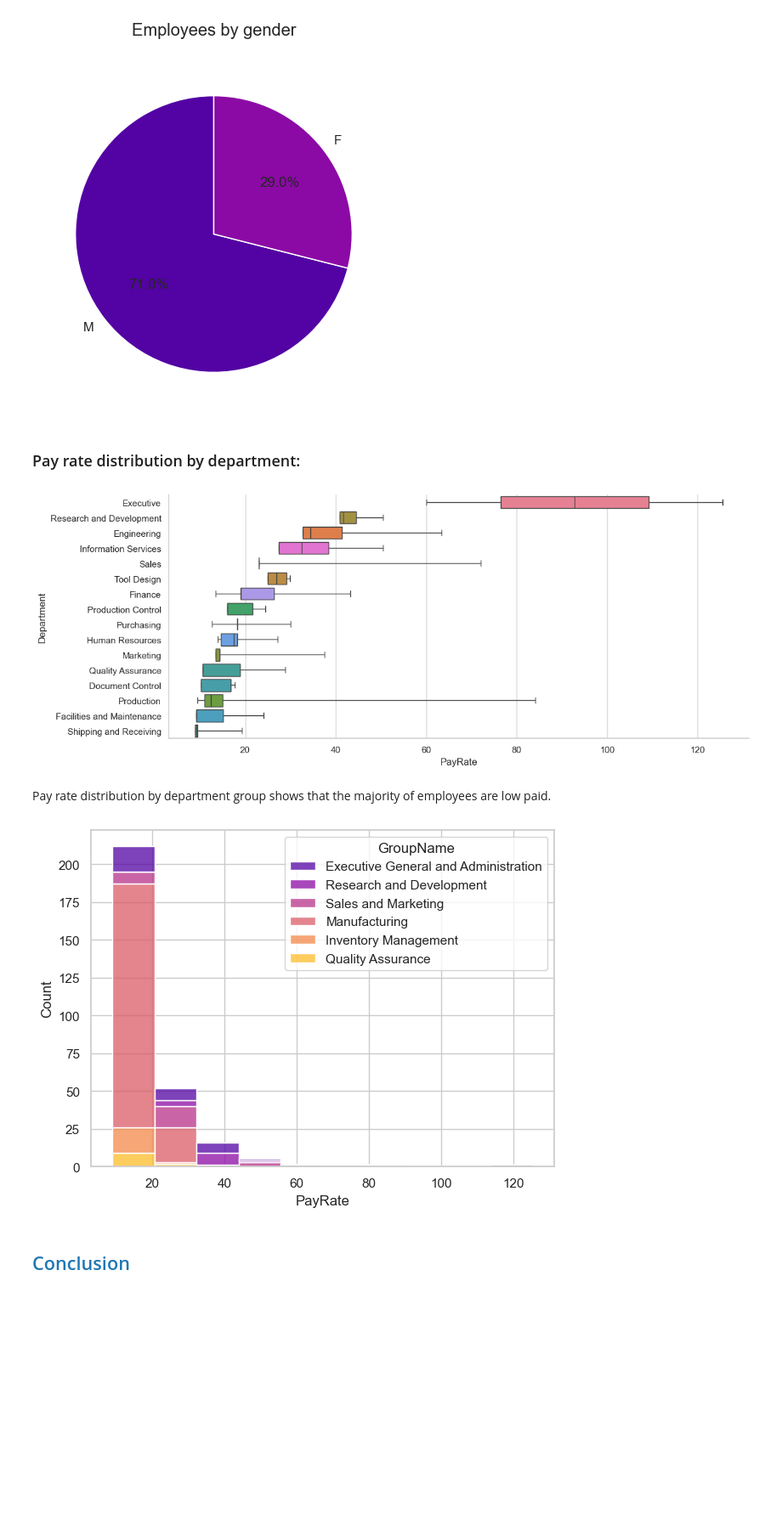
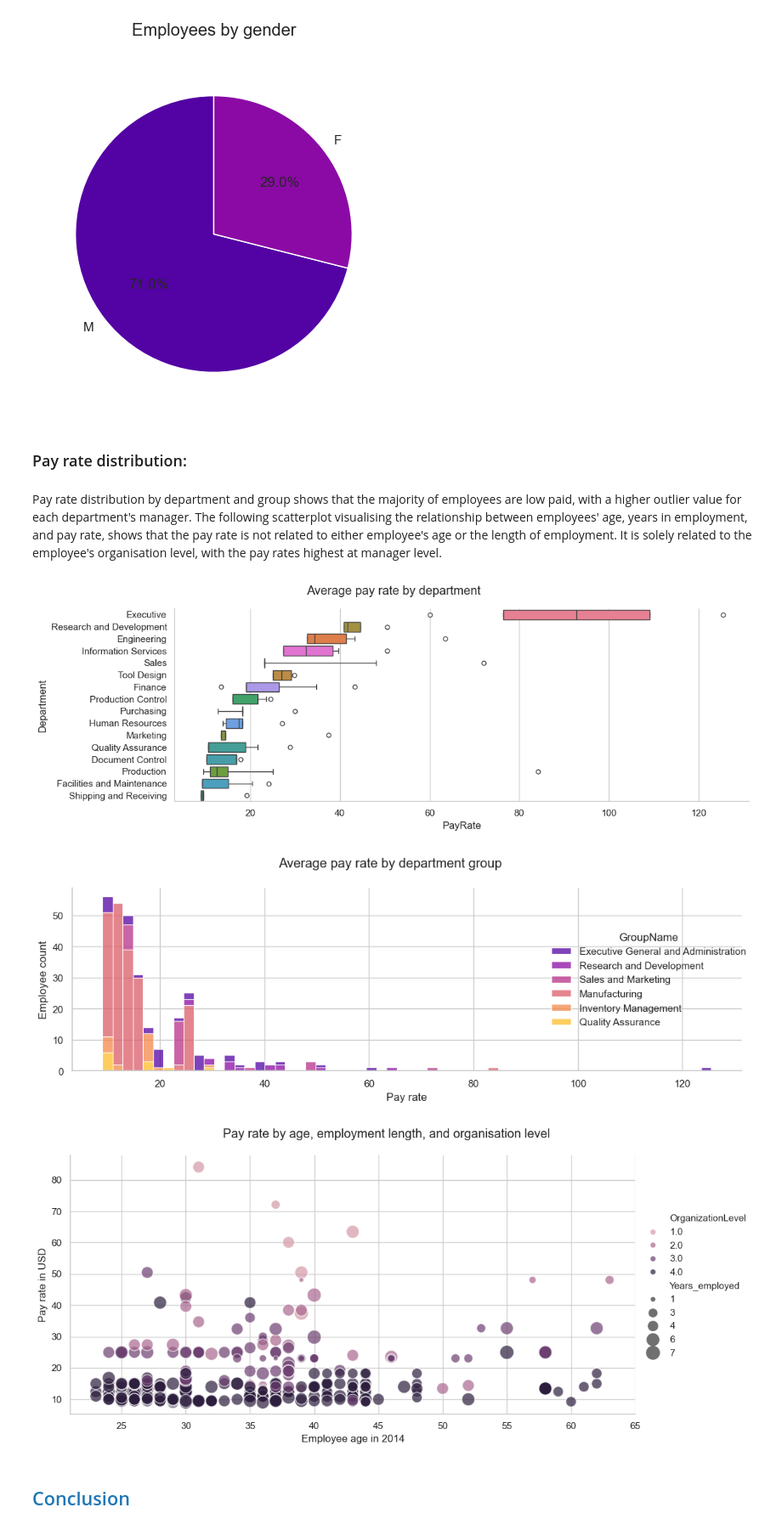
Before and after one commit to PieRatCat/SQL-stuff, a Jupyter notebook: SQL_kunskapskontroll/exam_submission.ipynb, the cells around one changed output. Shown at 85% size. Drawn from its saved outputs; the diff is of its cells as text; code cells hidden in the pictures; blank space fills up the shorter version.

```diff
--- a/SQL_kunskapskontroll/exam_submission.ipynb
+++ b/SQL_kunskapskontroll/exam_submission.ipynb
@@ -575,22 +586,33 @@ plt.show()
 # %% [output]
 [figure]
 # %% [markdown]
-### Pay rate distribution by department:
+### Pay rate distribution:
+# %% [markdown]
+Pay rate distribution by department and group shows that the majority of employees are low paid, with a higher outlier value for each department's manager. The following scatterplot visualising the relationship between employees' age, years in employment, and pay rate, shows that the pay rate is not related to either employee's age or the length of employment. It is solely related to the employee's organisation level, with the pay rates highest at manager level.
 # %%
 rate_sort = employees_all.groupby(by="Department")["PayRate"].mean().sort_values(ascending=False).index
-sns.catplot(data=employees_all, y="Department", x="PayRate", kind="box", hue="Department",
-            order=rate_sort, aspect=2.5, whis=(0,100))
+g = sns.catplot(data=employees_all, y="Department", x="PayRate", kind="box", hue="Department",
+            order=rate_sort, height=4, aspect=3, whis=(5,95))
+g.figure.suptitle("Average pay rate by department", y=1.05)
 plt.show()
 # %% [output]
-[figure, old version]
+[figure, new version]
-# %% [markdown]
-Pay rate distribution by department group shows that the majority of employees are low paid.
 # %%
-sns.histplot(data=employees_all, x="PayRate", hue="GroupName", bins=10, multiple="stack")
+g = sns.displot(data=employees_all, x="PayRate", hue="GroupName", bins=60, multiple="stack", height=4, aspect=2)
+g.figure.suptitle("Average pay rate by department group")
+g.set_axis_labels("Pay rate", "Employee count")
 plt.tight_layout()
 plt.show()
 # %% [output]
-[figure, old version]
+[figure, new version]
+# %%
+g = sns.relplot(data=employees_all, x="Age_in_2014", y="PayRate", kind="scatter", hue="OrganizationLevel",
+            size="Years_employed", sizes=(30, 300), aspect=2, hue_norm=(0, 4), alpha=0.7)
+g.set_axis_labels("Employee age in 2014", "Pay rate in USD")
+g.figure.suptitle("Pay rate by age, employment length, and organisation level", y=1.05)
+plt.show()
+# %% [output]
+[figure, added]
 # %% [markdown]
 ## <font color= #1f77b4>Conclusion</font>
 # %% [markdown]
```
Also changed, not shown: parts of 3 cells of this notebook.
